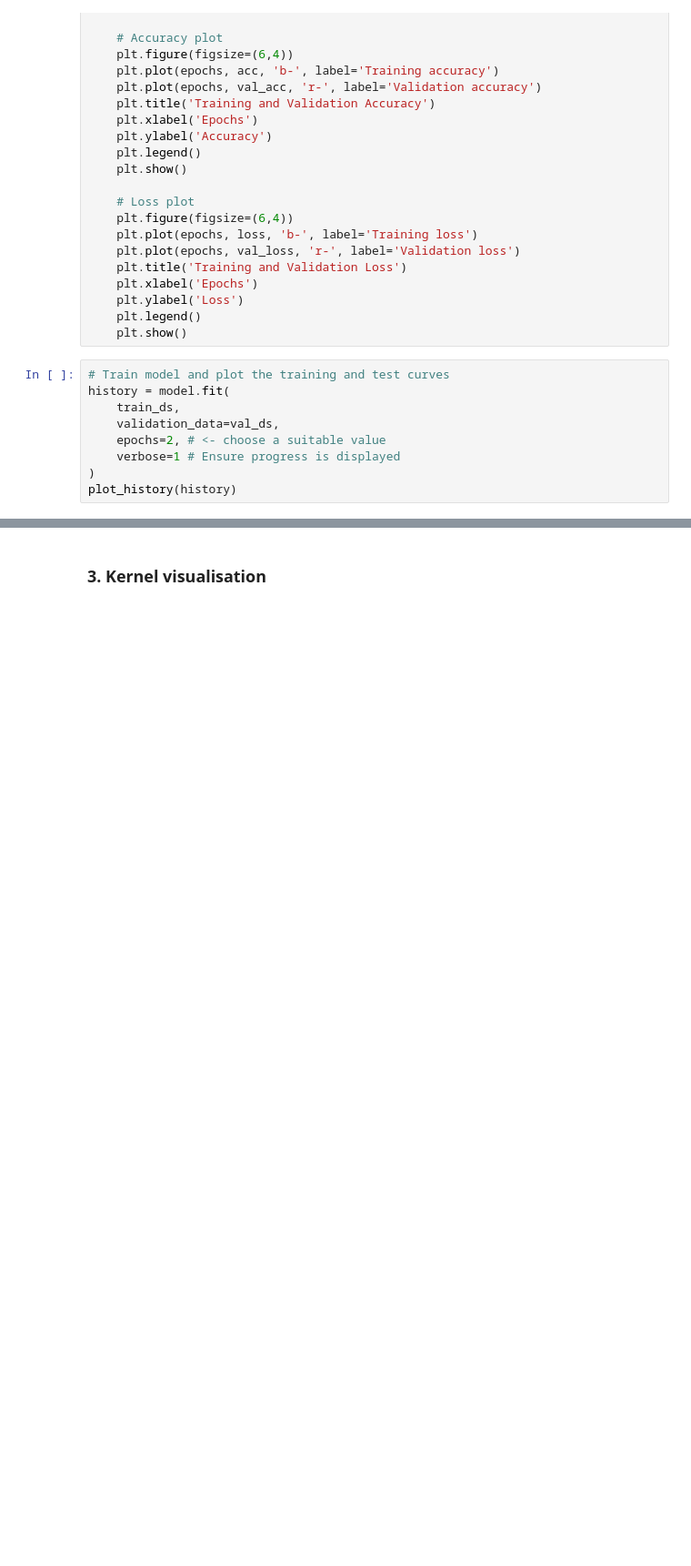
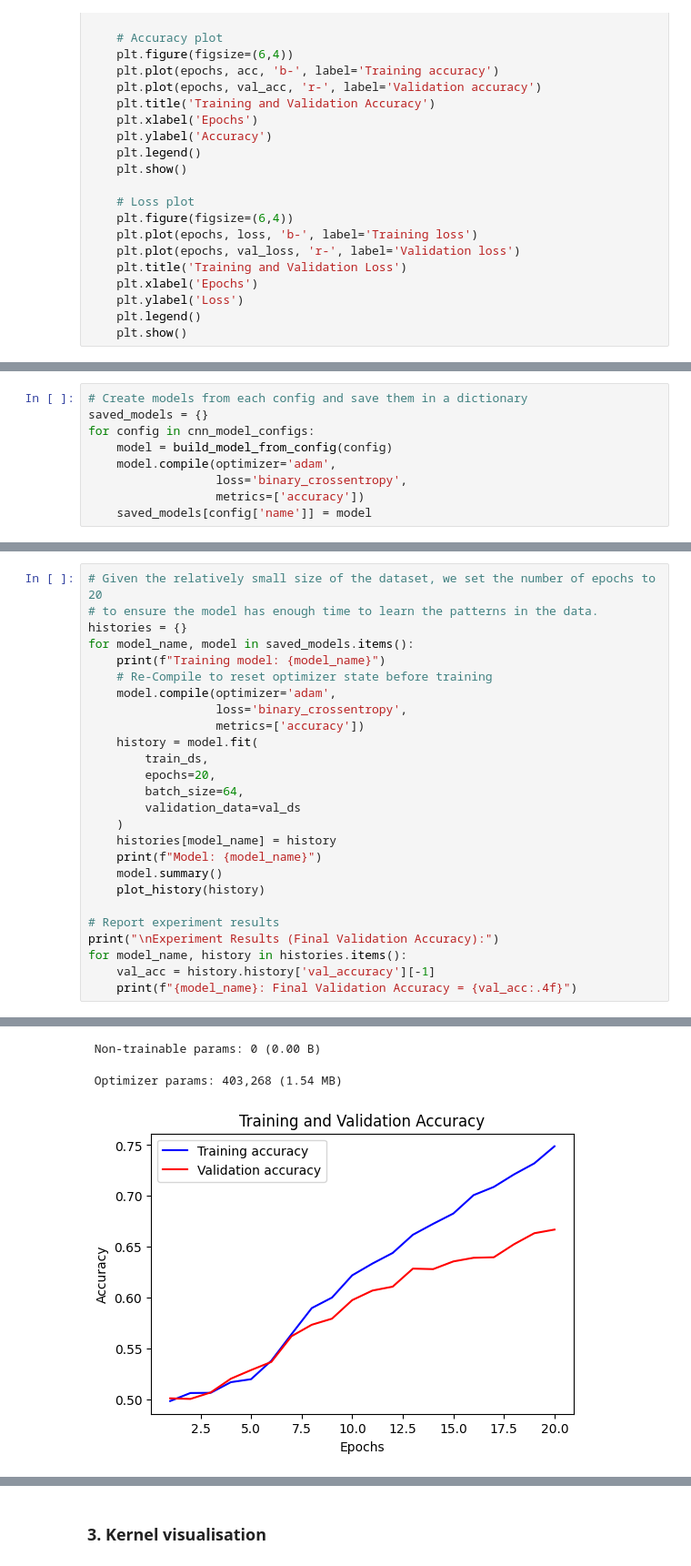
Before and after one commit to 1uoyuuu/COMP90086-CV, a Jupyter notebook: a2/COMP90086_asst2_2025.ipynb, the cells around one changed output, grey strips where cells are left out. Shown at 91% size. Saved outputs shown, nothing was run; the diff lists cells and outputs as text; blank space fills up the shorter version.

```diff
--- a/a2/COMP90086_asst2_2025.ipynb
+++ b/a2/COMP90086_asst2_2025.ipynb
@@ -150,12 +118,3 @@ def plot_history(history):
     plt.ylabel('Loss')
     plt.legend()
     plt.show()
-# %%
-# Train model and plot the training and test curves
-history = model.fit(
-    train_ds,
-    validation_data=val_ds,
-    epochs=2, # <- choose a suitable value
-    verbose=1 # Ensure progress is displayed
-)
-plot_history(history)
@@ -163,0 +282,9 @@ Epoch 1/2
+# %%
+# Create models from each config and save them in a dictionary
+saved_models = {}
+for config in cnn_model_configs:
+    model = build_model_from_config(config)
+    model.compile(optimizer='adam',
+                  loss='binary_crossentropy',
+                  metrics=['accuracy'])
+    saved_models[config['name']] = model
@@ -163,0 +293,27 @@ Epoch 1/2
+# %%
+# Given the relatively small size of the dataset, we set the number of epochs to 20
+# to ensure the model has enough time to learn the patterns in the data.
+histories = {}
+for model_name, model in saved_models.items():
+    print(f"Training model: {model_name}")
+    # Re-Compile to reset optimizer state before training
+    model.compile(optimizer='adam',
+                  loss='binary_crossentropy',
+                  metrics=['accuracy'])
+    history = model.fit(
+        train_ds,
+        epochs=20,
+        batch_size=64,
+        validation_data=val_ds
+    )
+    histories[model_name] = history
+    print(f"Model: {model_name}")
+    model.summary()
+    plot_history(history)
+
+# Report experiment results
+print("\nExperiment Results (Final Validation Accuracy):")
+for model_name, history in histories.items():
+    val_acc = history.history['val_accuracy'][-1]
+    print(f"{model_name}: Final Validation Accuracy = {val_acc:.4f}")
+# %% [output]
@@ -163,0 +355,3 @@ Epoch 1/2
+ Non-trainable params: 0 (0.00 B)
+ Optimizer params: 403,268 (1.54 MB)
+[figure, added]
```
Also changed, not shown: parts of 32 cells of this notebook, 24 other files.
